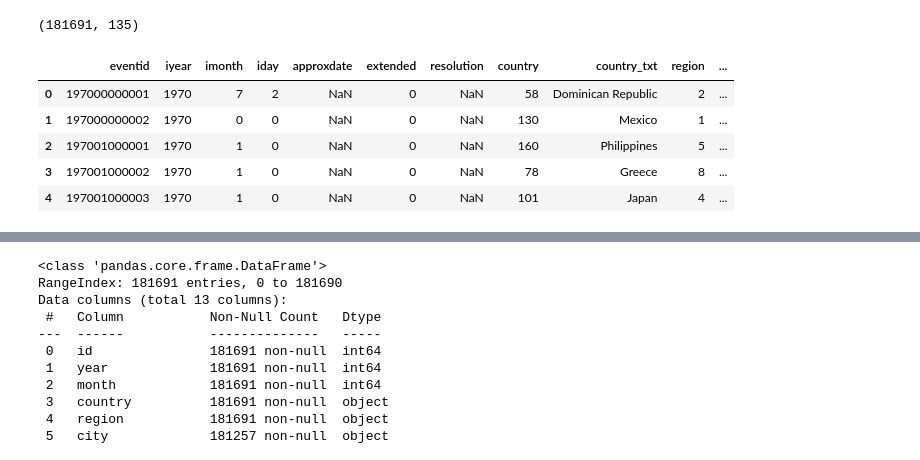
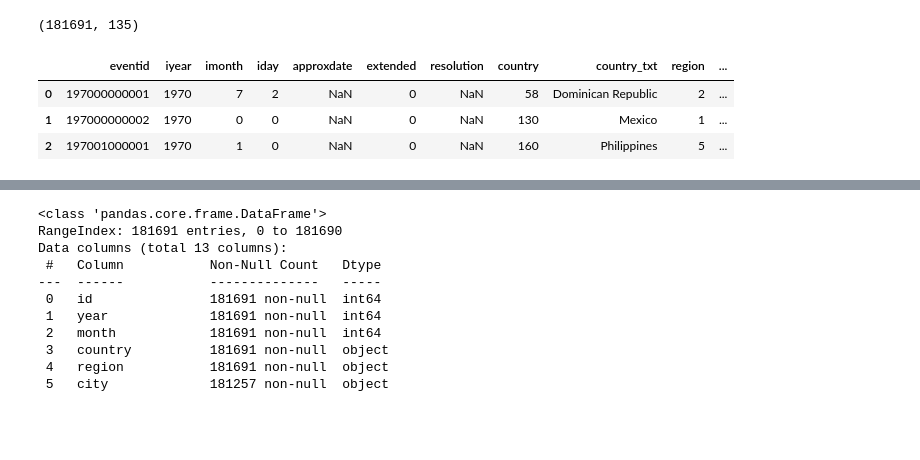
Before and after one commit to harshalpweb/Global-Terrorism-Analysis, a Jupyter notebook: CH_{Harshal_Pawar}_{Global_Terrorism_Analysis}_Capstone_Project.ipynb, the cells around one changed output, grey strips where cells are left out. Cells and saved outputs as stored; diff of their text form; code cells hidden in the pictures; blank space fills up the shorter version.

```diff
--- a/CH_{Harshal_Pawar}_{Global_Terrorism_Analysis}_Capstone_Project.ipynb
+++ b/CH_{Harshal_Pawar}_{Global_Terrorism_Analysis}_Capstone_Project.ipynb
@@ -34,14 +34,12 @@ df.shape
 # %% [output]
 (181691, 135)
 # %%
-df.head(5)
+df.head(3)
 # %% [output]
 |  | eventid | iyear | imonth | iday | approxdate | extended | resolution | country | country_txt | region | ... |
 | 0 | 197000000001 | 1970 | 7 | 2 | NaN | 0 | NaN | 58 | Dominican Republic | 2 | ... |
 | 1 | 197000000002 | 1970 | 0 | 0 | NaN | 0 | NaN | 130 | Mexico | 1 | ... |
 | 2 | 197001000001 | 1970 | 1 | 0 | NaN | 0 | NaN | 160 | Philippines | 5 | ... |
-| 3 | 197001000002 | 1970 | 1 | 0 | NaN | 0 | NaN | 78 | Greece | 8 | ... |
-| 4 | 197001000003 | 1970 | 1 | 0 | NaN | 0 | NaN | 101 | Japan | 4 | ... |
 # %%
 # filtering out the columns we need
 sub_df = df[['eventid','iyear','imonth','country_txt','region_txt','city','attacktype1_txt','targtype1_txt','nkill','weapdetail','nwound','gname','provstate']].copy()
```
Also changed, not shown: parts of 28 cells of this notebook.
